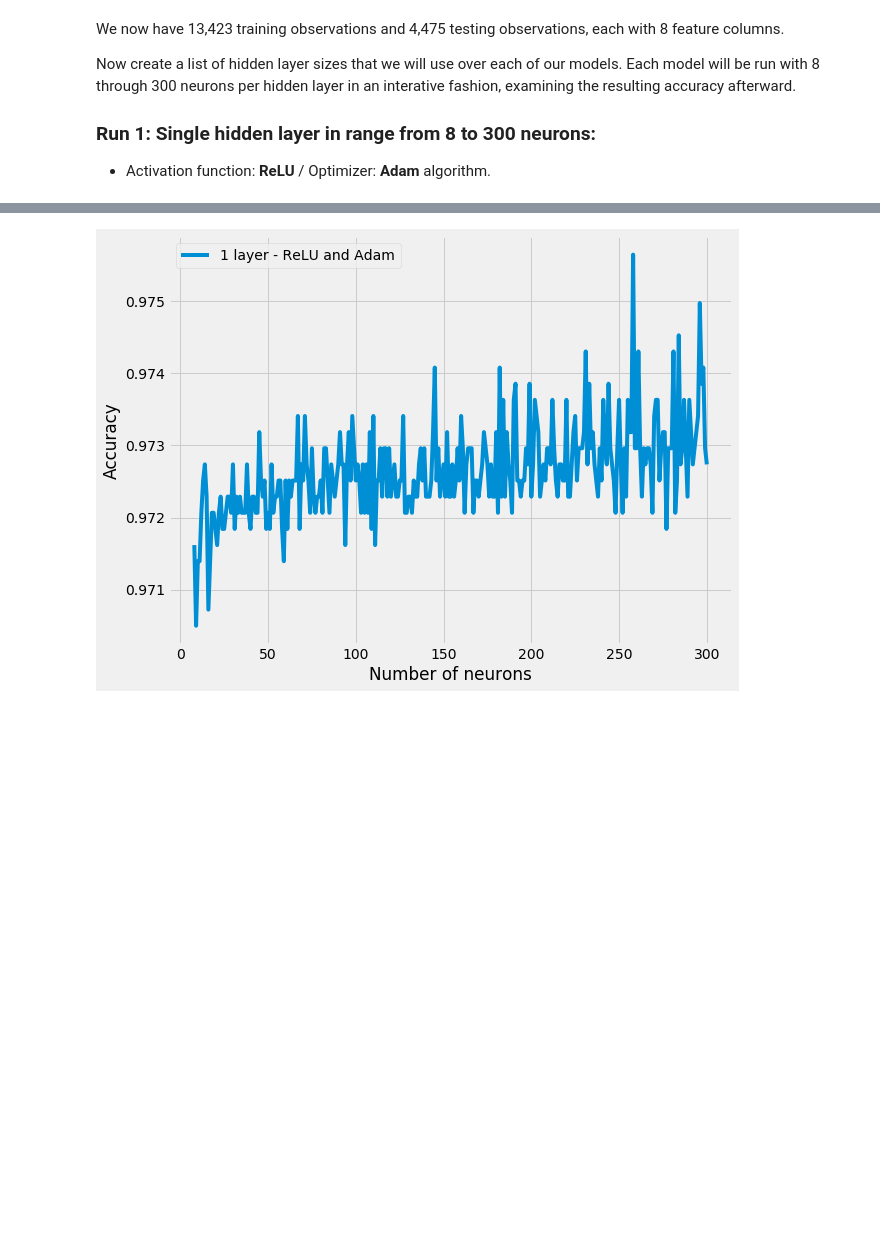
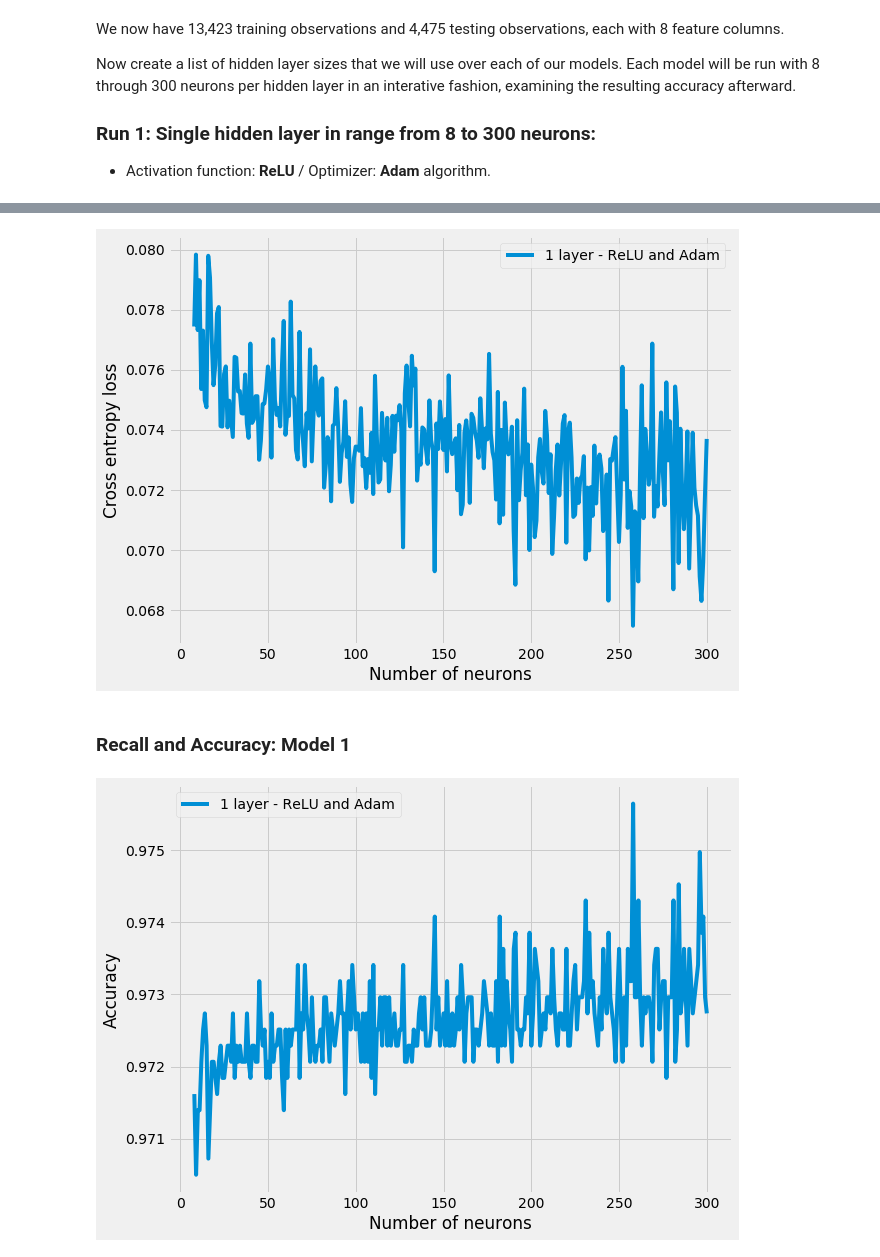
Before and after one commit to ericnewnam/ericnewnam.github.io, a Jupyter notebook: sklearn-pulsar-MLP-various.ipynb, the cells around one changed output, grey strips where cells are left out. Drawn from its saved outputs; the diff is of its cells as text; code cells hidden in the pictures; blank space fills up the shorter version.

```diff
--- a/sklearn-pulsar-MLP-various.ipynb
+++ b/sklearn-pulsar-MLP-various.ipynb
@@ -215,6 +218,7 @@ Now create a list of hidden layer sizes that we will use over each of our models
 hidden_layer1_list = list(range(8, 301))
 running_accuracy1 = []
 running_recall1 = []
+running_loss1 = []
 # %%
 for i in hidden_layer1_list:
     mlp_classifier1 = MLPClassifier(hidden_layer_sizes=i,
@@ -240,7 +244,7 @@ for i in hidden_layer1_list:
                                     epsilon=1e-08)
 
     mlp_classifier1.fit(X_train, Y_train)
-
+    running_loss1.append(mlp_classifier1.loss_)
     y_hat = mlp_classifier1.predict(X_test)
     running_accuracy1.append(accuracy_score(Y_test, y_hat))
     running_recall1.append(recall_score(Y_test, y_hat))
@@ -247,3 +256,16 @@ for i in hidden_layer1_list:
+# %%
+plt.figure(figsize=(9, 7))
+plt.style.use('fivethirtyeight')
+x_units = hidden_layer1_list
+plt.plot(x_units, running_loss1, label='1 layer - ReLU and Adam')
+plt.xlabel('Number of neurons')
+plt.ylabel('Cross entropy loss')
+plt.legend()
+plt.show()
+# %% [output]
+[figure, added]
+# %% [markdown]
+### Recall and Accuracy: Model 1
 # %%
 plt.figure(figsize=(9, 7))
 plt.style.use('fivethirtyeight')
```
Also changed, not shown: parts of 13 cells of this notebook, 1 other file.
